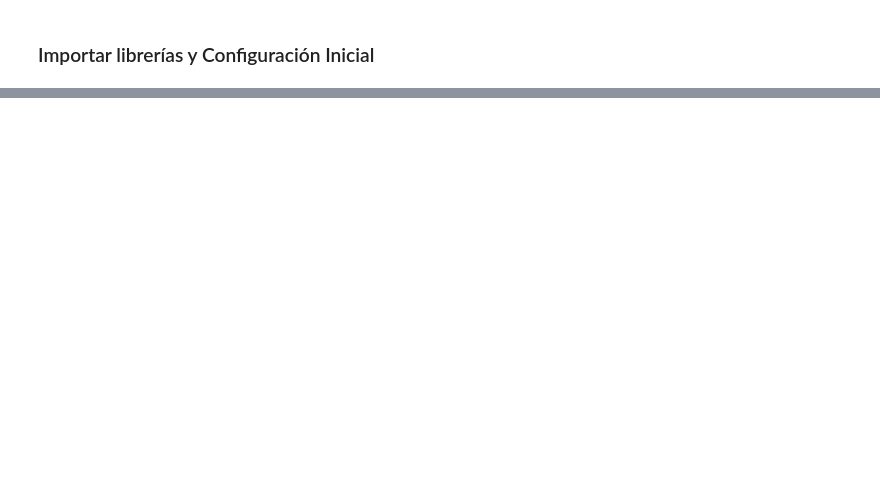
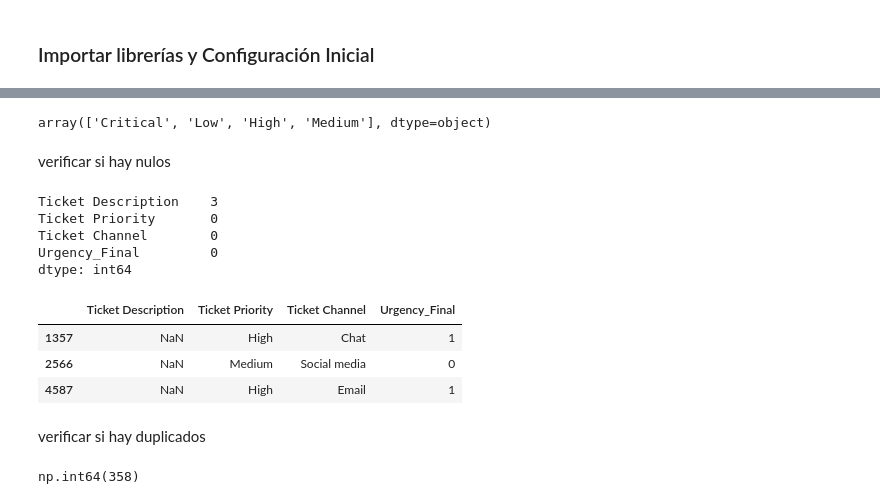
Before and after one commit to alefs9/CC219-TP-TF-2024-2--CC92, a Jupyter notebook: code/entrenamiento.ipynb, the cells around one changed output, grey strips where cells are left out. Saved outputs shown, nothing was run; the diff lists cells and outputs as text; code cells hidden in the pictures; blank space fills up the shorter version.

```diff
--- a/code/entrenamiento.ipynb
+++ b/code/entrenamiento.ipynb
@@ -518,0 +34,2 @@ TF‑IDF identifica términos asociados a demoras frecuentes (p. ej. “networ
+# %%
+data = pd.read_csv("C:/Users\ASUS/CC219-TP-TF-2024-2--CC92/data/data_limpia2.csv")
@@ -518,0 +45,23 @@ TF‑IDF identifica términos asociados a demoras frecuentes (p. ej. “networ
+# %%
+data['Ticket Priority'].unique()
+# %% [output]
+array(['Critical', 'Low', 'High', 'Medium'], dtype=object)
+# %%
+data.drop(columns=['Urgency','Resolution_Time_Bin','Urgency_from_Text','Coincide'],inplace=True)
+# %% [markdown]
+verificar si hay nulos
+# %%
+data.isnull().sum()
+# %% [output]
+Ticket Description    3
+Ticket Priority       0
+Ticket Channel        0
+Urgency_Final         0
+dtype: int64
+# %%
+data[data['Ticket Description'].isnull()]
+# %% [output]
+|  | Ticket Description | Ticket Priority | Ticket Channel | Urgency_Final |
+| 1357 | NaN | High | Chat | 1 |
+| 2566 | NaN | Medium | Social media | 0 |
+| 4587 | NaN | High | Email | 1 |
@@ -518,0 +70,6 @@ TF‑IDF identifica términos asociados a demoras frecuentes (p. ej. “networ
+# %% [markdown]
+verificar si hay duplicados
+# %%
+data.duplicated().sum()
+# %% [output]
+np.int64(358)
```
Also changed, not shown: parts of 83 cells of this notebook, 2 other files.
